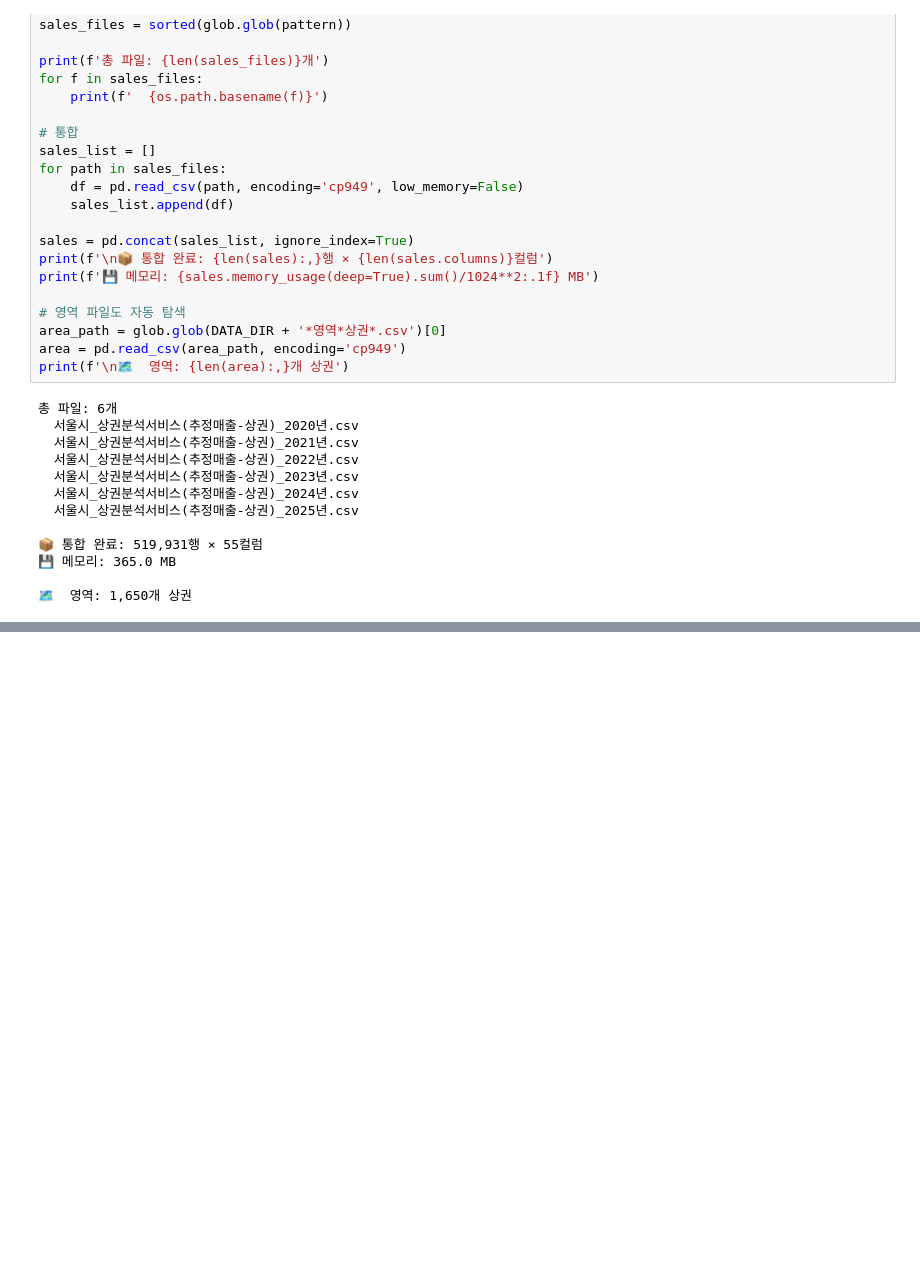
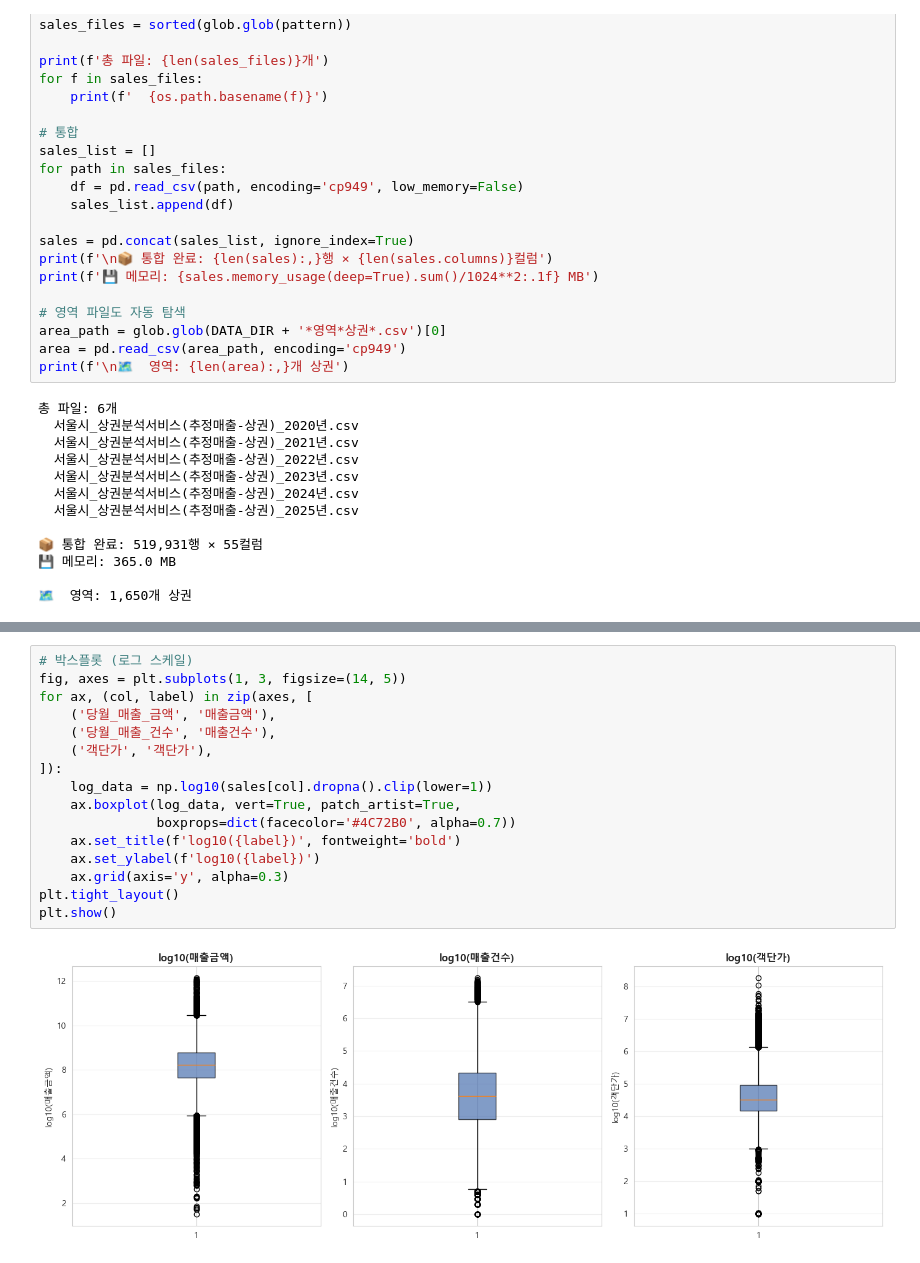
Before and after one commit to sonjiwoo-creator/seouldf, a Jupyter notebook: main.ipynb, the cells around one changed output, grey strips where cells are left out. Saved outputs shown, nothing was run; the diff lists cells and outputs as text; blank space fills up the shorter version.

```diff
--- a/main.ipynb
+++ b/main.ipynb
@@ -173,0 +374,18 @@ print(f'\n🗺  영역: {len(area):,}개 상권')
+# %%
+# 박스플롯 (로그 스케일)
+fig, axes = plt.subplots(1, 3, figsize=(14, 5))
+for ax, (col, label) in zip(axes, [
+    ('당월_매출_금액', '매출금액'),
+    ('당월_매출_건수', '매출건수'),
+    ('객단가', '객단가'),
+]):
+    log_data = np.log10(sales[col].dropna().clip(lower=1))
+    ax.boxplot(log_data, vert=True, patch_artist=True,
+               boxprops=dict(facecolor='#4C72B0', alpha=0.7))
+    ax.set_title(f'log10({label})', fontweight='bold')
+    ax.set_ylabel(f'log10({label})')
+    ax.grid(axis='y', alpha=0.3)
+plt.tight_layout()
+plt.show()
+# %% [output]
+[figure, added]
```
Also changed, not shown: parts of 40 cells of this notebook.
